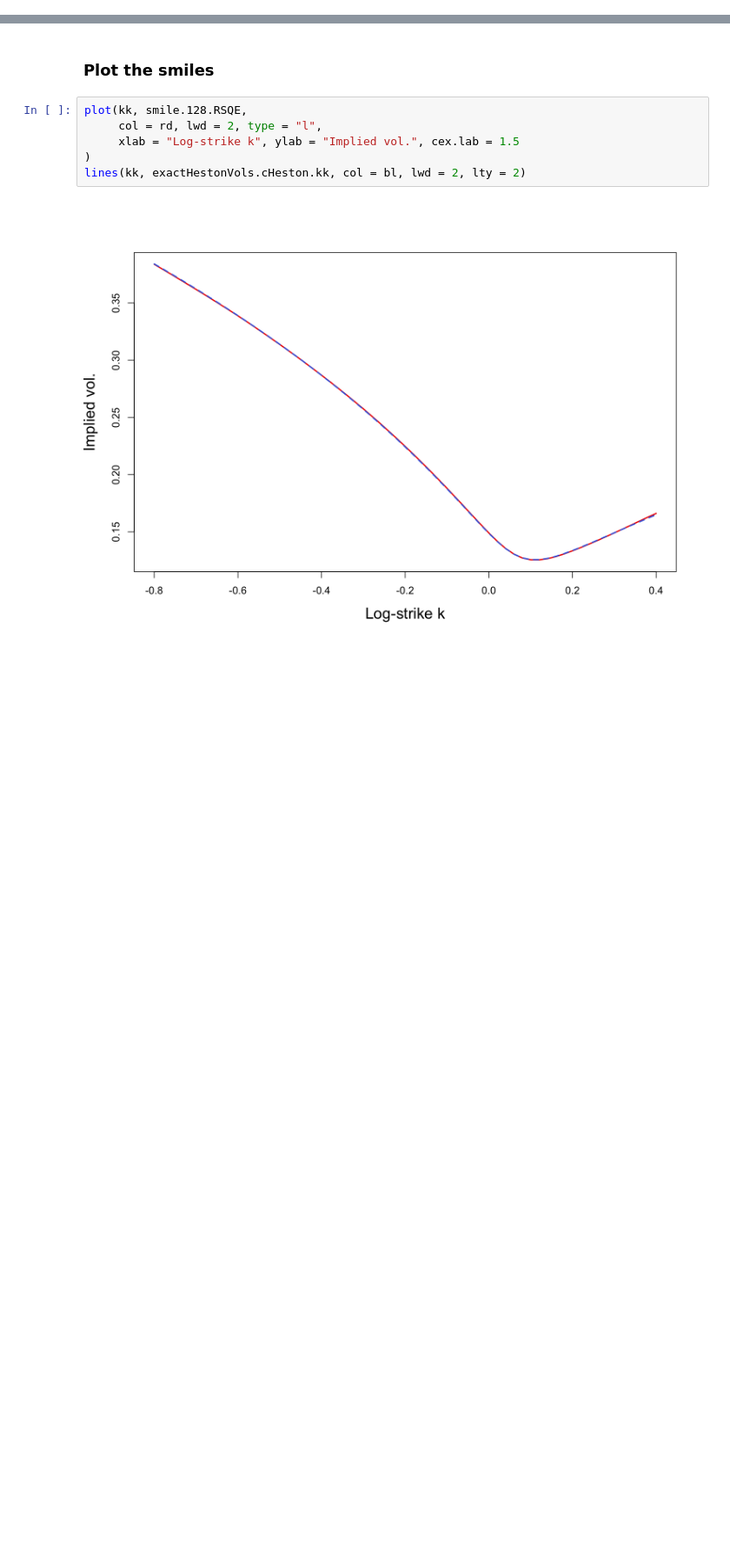
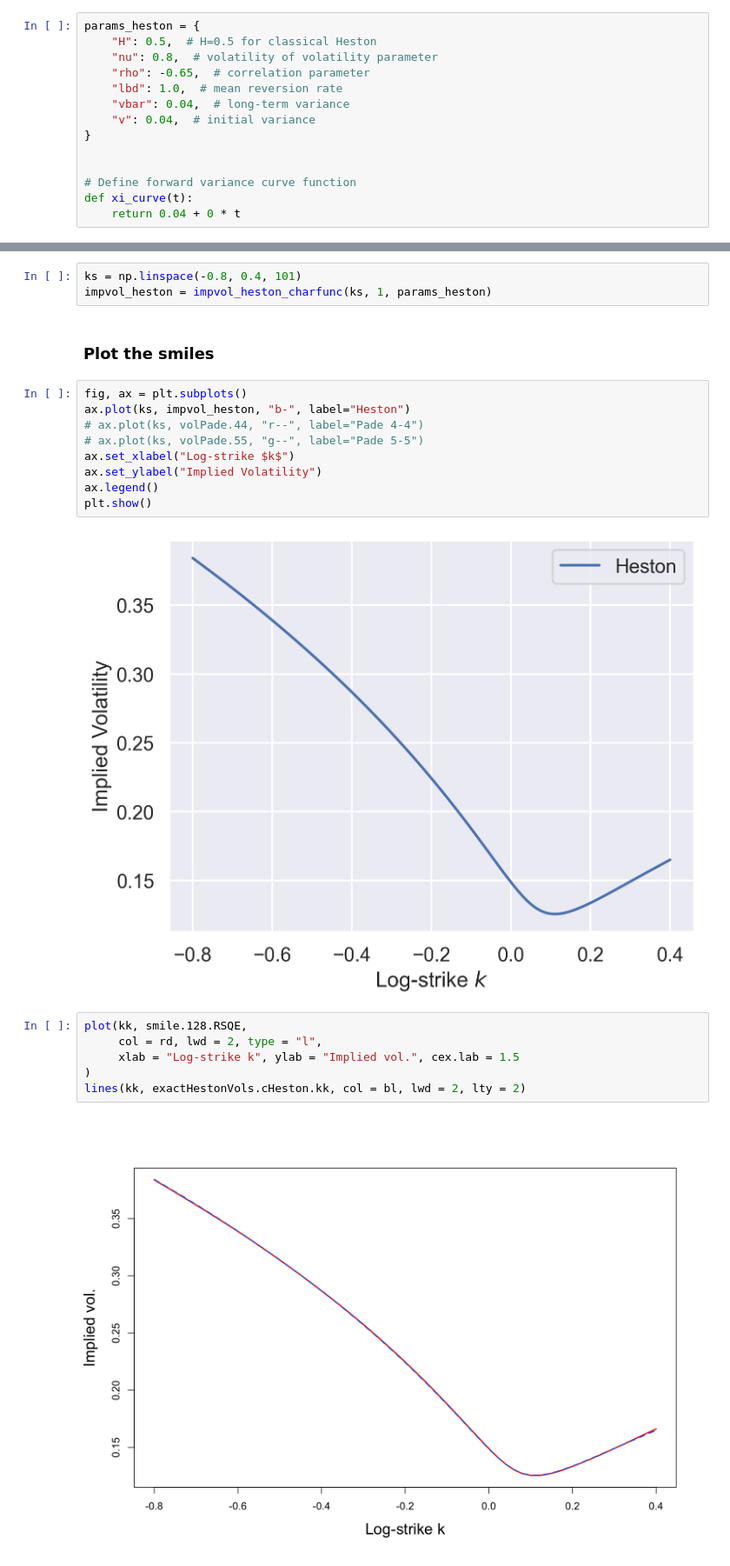
Before and after one commit to fbourgey/RoughVolatilityWorkshop, a Jupyter notebook: QM2024_4_Computation.ipynb, the cells around one changed output, grey strips where cells are left out. Shown at 87% size. Cells and saved outputs as stored; diff of their text form; blank space fills up the shorter version.

```diff
--- a/QM2024_4_Computation.ipynb
+++ b/QM2024_4_Computation.ipynb
@@ -1118,2 +1089,16 @@ xi0 <- function(s) {
+# %%
+params_heston = {
+    "H": 0.5,  # H=0.5 for classical Heston
+    "nu": 0.8,  # volatility of volatility parameter
+    "rho": -0.65,  # correlation parameter
+    "lbd": 1.0,  # mean reversion rate
+    "vbar": 0.04,  # long-term variance
+    "v": 0.04,  # initial variance
+}
+
+
+# Define forward variance curve function
+def xi_curve(t):
+    return 0.04 + 0 * t
 # %% [markdown]
 The following function computes classical Heston implied volatilities using the classical solution.
@@ -1158,8 +1145,22 @@ kk <- seq(-.8, .4, .02)
 smile.128.RSQE <- ivS(S.128.RSQE, T = 1, exp(kk))
 exactHestonVols.cHeston.kk <- impvolHeston(params.cHeston)(kk, 1)
 options(repr.plot.width = 10, repr.plot.height = 7, repr.plot.res = 150)
+# %%
+ks = np.linspace(-0.8, 0.4, 101)
+impvol_heston = impvol_heston_charfunc(ks, 1, params_heston)
 # %% [markdown]
 ### Plot the smiles
+# %%
+fig, ax = plt.subplots()
+ax.plot(ks, impvol_heston, "b-", label="Heston")
+# ax.plot(ks, volPade.44, "r--", label="Pade 4-4")
+# ax.plot(ks, volPade.55, "g--", label="Pade 5-5")
+ax.set_xlabel("Log-strike $k$")
+ax.set_ylabel("Implied Volatility")
+ax.legend()
+plt.show()
+# %% [output]
+[figure, added]
 # %%
 plot(kk, smile.128.RSQE,
      col = rd, lwd = 2, type = "l",
```
Also changed, not shown: parts of 58 cells of this notebook, 7 other files.
